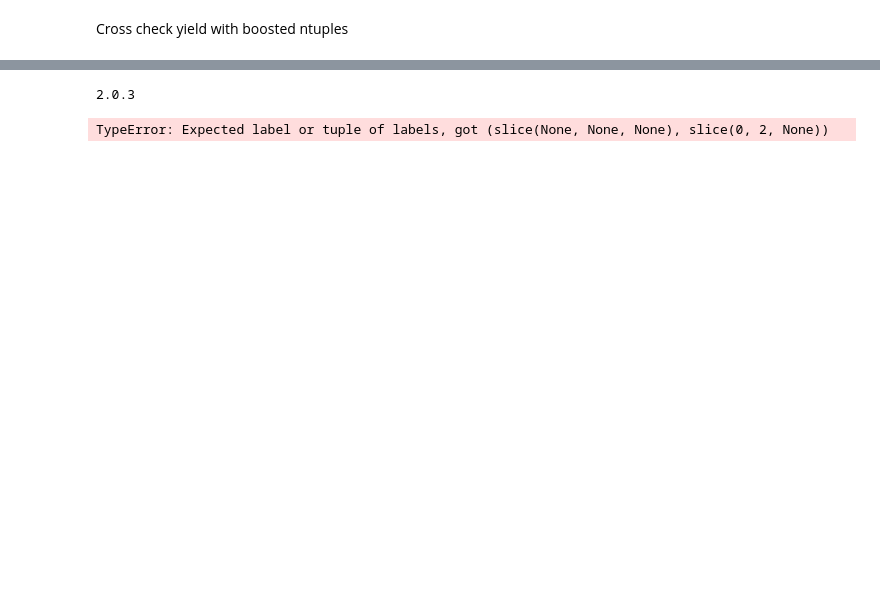
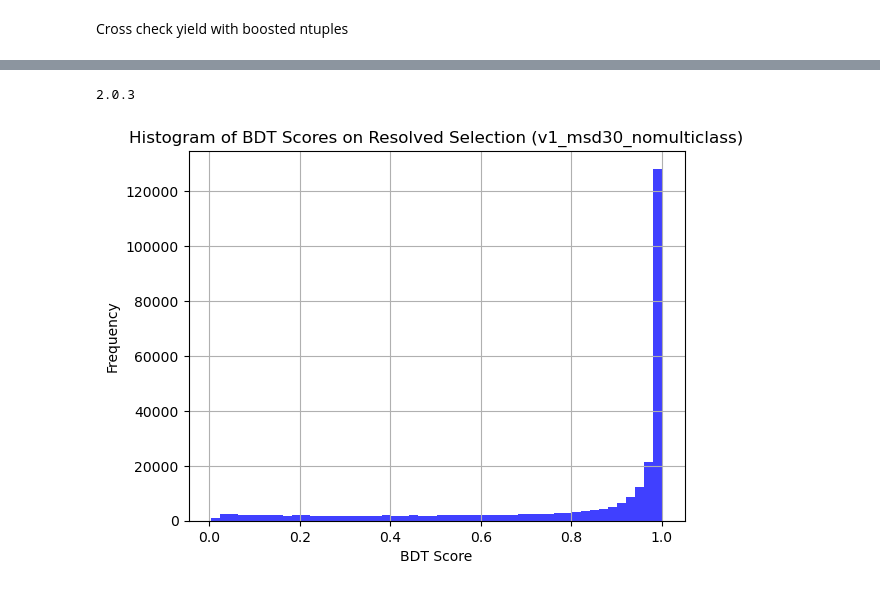
Before and after one commit to LPC-HH/HH4b, a Jupyter notebook: src/HH4b/overlap/Overlap.ipynb, the cells around one changed output, grey strips where cells are left out. Drawn from its saved outputs; the diff is of its cells as text; code cells hidden in the pictures; blank space fills up the shorter version.

Commit message:
BDT score & hist on resolved

```diff
--- a/src/HH4b/overlap/Overlap.ipynb
+++ b/src/HH4b/overlap/Overlap.ipynb
@@ -28,6 +28,7 @@ ak8_columns = [
     "ak8_PQCDbb",
     "ak8_PQCDothers",
     "ak8_particleNet_mass",
+    # "met", #is this the right spot to add?
 ]
 
 columns_to_load_resolved = [
@@ -68,6 +69,7 @@ columns_to_load_boosted = columns_to_load_resolved + [
     "ak8_particleNet_mass",
     "pass_resolved_skim",  # trigger & >=4 jets with some pt cuts and >= 2 bjets above 30 GeV
     "pass_boosted_skim",  # trigger & >=2  tight AK8 jets with pT > 250 GeV and |eta|<2.4
+    "met",
 ]
 
 """
@@ -357,33 +356,42 @@ FileNotFoundError: [Errno 2] No such file or directory: '../../../../data/skimme
 # %%
 # run inference
 
 import xgboost as xgb
 from xgboost import XGBClassifier
 from sklearn.metrics import accuracy_score, roc_auc_score
 from sklearn.metrics import roc_curve, auc
 
 model_path = '"/Users/daniel/Documents/UCSD/Research/HH4b/src/HH4b/boosted/bdt_trainings_run3/v1_msd30_nomulticlass'
 print(xgb.__version__)
 # Load Model
 bdt_model_name = "v1_msd30_nomulticlass"
 bdt_config = "v1_msd30"
 bdt_model = XGBClassifier()
 bdt_model.load_model(fname=f"../boosted/bdt_trainings_run3/{bdt_model_name}/trained_bdt.model")
 
 from resolved_config import bdt_dataframe_resolved
 
 # prepare data
 # dtest = bdt_dataframe_resolved(df[df_ak8])
 dtest = bdt_dataframe_resolved(df_ak8)
-y_test = np.ones(len(df))
+y_test = np.ones(len(dtest))
 
 # Make predictions
 predictions = bdt_model.predict(dtest)
 probabilities = bdt_model.predict_proba(dtest)
 
 # Evaluate the model
 accuracy = accuracy_score(y_test, predictions)
-roc_auc = roc_auc_score(y_test, predictions)
+# roc_auc = roc_auc_score(y_test, predictions)
+
+import matplotlib.pyplot as plt
+
+plt.hist(probabilities[:, 0], bins=50, alpha=0.75, color="blue")
+plt.xlabel("BDT Score")
+plt.ylabel("Frequency")
+plt.title("Histogram of BDT Scores on Resolved Selection (v1_msd30_nomulticlass)")
+plt.grid(True)
+plt.show()
 # %% [output]
 2.0.3
-TypeError: Expected label or tuple of labels, got (slice(None, None, None), slice(0, 2, None))
+[figure, added]
```
Also changed, not shown: parts of 10 cells of this notebook, 1 other file.
